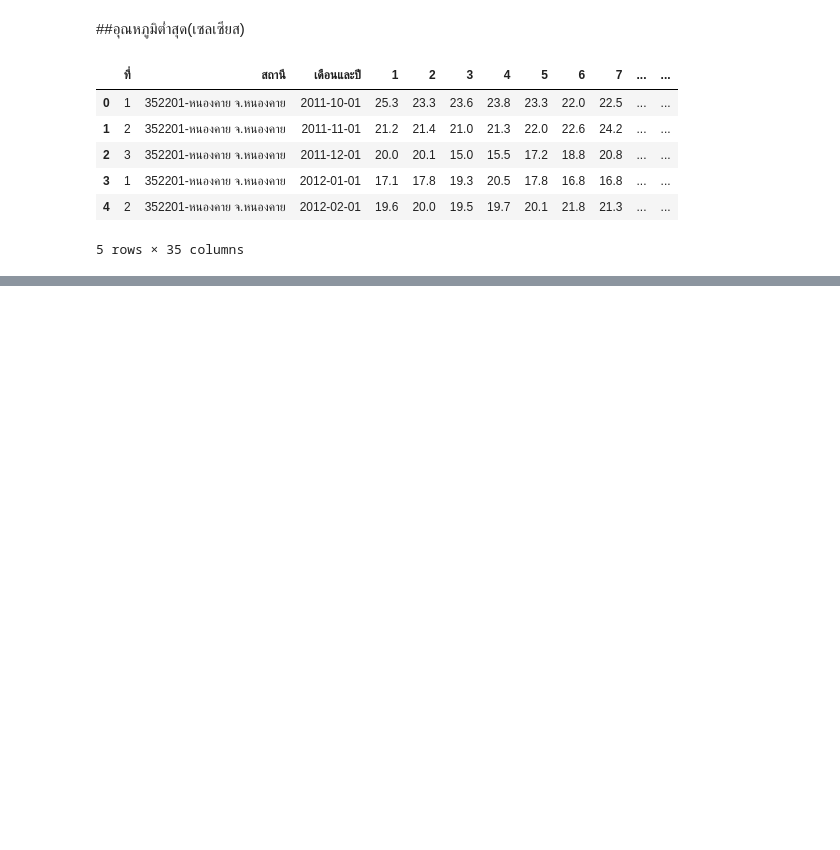
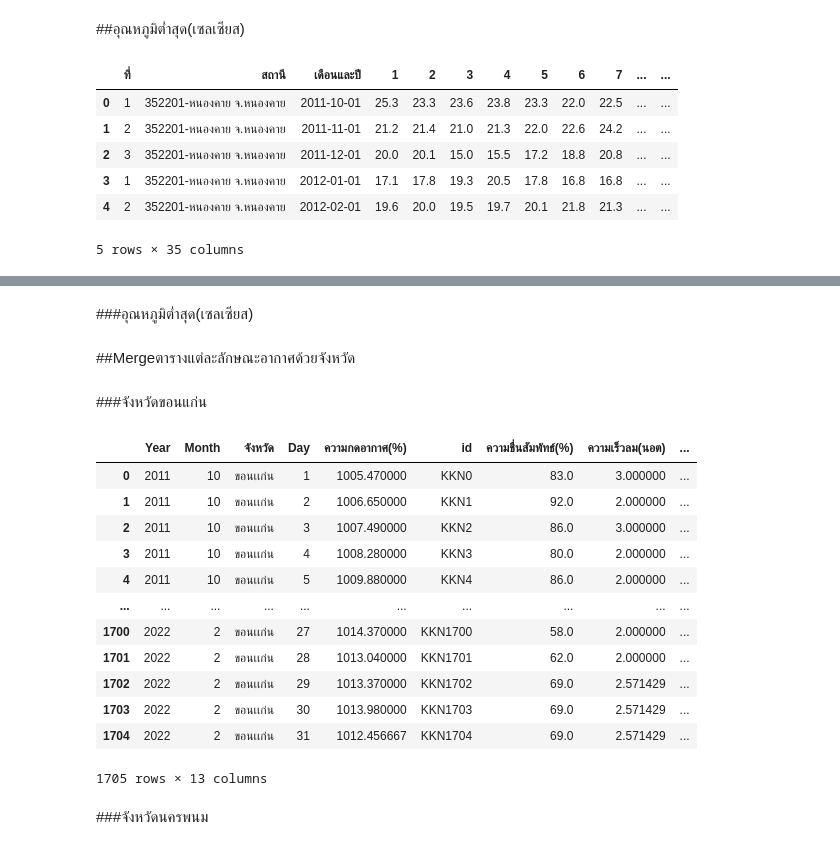
Before and after one commit to Ratchadakorn26/BSC_DPDM23, a Jupyter notebook: midterm_bscdpdm23.ipynb, the cells around one changed output, grey strips where cells are left out. Saved outputs shown, nothing was run; the diff lists cells and outputs as text; code cells hidden in the pictures; blank space fills up the shorter version.

```diff
--- a/midterm_bscdpdm23.ipynb
+++ b/midterm_bscdpdm23.ipynb
@@ -204,0 +3008,6 @@ RaT_data
+# %%
+Dew_tem_kkn=Dew_tem_kkn[['id','อุณหภูมิจุดน้ำค้าง(เซลเซียส)']]
+Dew_tem_npm=Dew_tem_npm[['id','อุณหภูมิจุดน้ำค้าง(เซลเซียส)']]
+Dew_tem_snk=Dew_tem_snk[['id','อุณหภูมิจุดน้ำค้าง(เซลเซียส)']]
+Dew_tem_nki=Dew_tem_nki[['id','อุณหภูมิจุดน้ำค้าง(เซลเซียส)']]
+Dew_tem_lei=Dew_tem_lei[['id','อุณหภูมิจุดน้ำค้าง(เซลเซียส)']]
@@ -204,0 +3016,44 @@ RaT_data
+# %%
+Dry_tem_kkn=Dry_tem_kkn[['id','อุณหภูมิตุ้มแห้ง(เซลเซียส)']]
+Dry_tem_npm=Dry_tem_npm[['id','อุณหภูมิตุ้มแห้ง(เซลเซียส)']]
+Dry_tem_snk=Dry_tem_snk[['id','อุณหภูมิตุ้มแห้ง(เซลเซียส)']]
+Dry_tem_nki=Dry_tem_nki[['id','อุณหภูมิตุ้มแห้ง(เซลเซียส)']]
+Dry_tem_lei=Dry_tem_lei[['id','อุณหภูมิตุ้มแห้ง(เซลเซียส)']]
+# %% [markdown]
+###อุณหภูมิต่ำสุด(เซลเซียส)
+# %%
+Mini_tem_kkn=Mini_tem_kkn[['id','อุณหภูมิต่ำสุด(เซลเซียส)']]
+Mini_tem_npm=Mini_tem_npm[['id','อุณหภูมิต่ำสุด(เซลเซียส)']]
+Mini_tem_snk=Mini_tem_snk[['id','อุณหภูมิต่ำสุด(เซลเซียส)']]
+Mini_tem_nki=Mini_tem_nki[['id','อุณหภูมิต่ำสุด(เซลเซียส)']]
+Mini_tem_lei=Mini_tem_lei[['id','อุณหภูมิต่ำสุด(เซลเซียส)']]
+# %% [markdown]
+##Mergeตารางแต่ละลักษณะอากาศด้วยจังหวัด
+# %% [markdown]
+###จังหวัดขอนแก่น
+# %%
+join_kkn=pd.merge(Ap_kkn,Rh_kkn,on='id')
+joinkkn1=pd.merge(join_kkn,Av_kkn,on='id')
+joinkkn2=pd.merge(joinkkn1,Cl_kkn,on='id')
+joinkkn3=pd.merge(joinkkn2,Mini_tem_kkn,on='id')
+joinkkn4=pd.merge(joinkkn3,Dew_tem_kkn,on='id')
+joinkkn5=pd.merge(joinkkn4,Dry_tem_kkn,on='id')
+joinkkn6=pd.merge(joinkkn5,R_kkn,on='id')
+# %%
+joinkkn6
+# %% [output]
+|  | Year | Month | จังหวัด | Day | ความกดอากาศ(%) | id | ความชื่นสัมพัทธ์(%) | ความเร็วลม(นอต) | ... |
+| 0 | 2011 | 10 | ขอนเเก่น | 1 | 1005.470000 | KKN0 | 83.0 | 3.000000 | ... |
+| 1 | 2011 | 10 | ขอนเเก่น | 2 | 1006.650000 | KKN1 | 92.0 | 2.000000 | ... |
+| 2 | 2011 | 10 | ขอนเเก่น | 3 | 1007.490000 | KKN2 | 86.0 | 3.000000 | ... |
+| 3 | 2011 | 10 | ขอนเเก่น | 4 | 1008.280000 | KKN3 | 80.0 | 2.000000 | ... |
+| 4 | 2011 | 10 | ขอนเเก่น | 5 | 1009.880000 | KKN4 | 86.0 | 2.000000 | ... |
+| ... | ... | ... | ... | ... | ... | ... | ... | ... | ... |
+| 1700 | 2022 | 2 | ขอนเเก่น | 27 | 1014.370000 | KKN1700 | 58.0 | 2.000000 | ... |
+| 1701 | 2022 | 2 | ขอนเเก่น | 28 | 1013.040000 | KKN1701 | 62.0 | 2.000000 | ... |
+| 1702 | 2022 | 2 | ขอนเเก่น | 29 | 1013.370000 | KKN1702 | 69.0 | 2.571429 | ... |
+| 1703 | 2022 | 2 | ขอนเเก่น | 30 | 1013.980000 | KKN1703 | 69.0 | 2.571429 | ... |
+| 1704 | 2022 | 2 | ขอนเเก่น | 31 | 1012.456667 | KKN1704 | 69.0 | 2.571429 | ... |
+1705 rows × 13 columns
+# %% [markdown]
+###จังหวัดนครพนม
```
Also changed, not shown: parts of 277 cells of this notebook.
